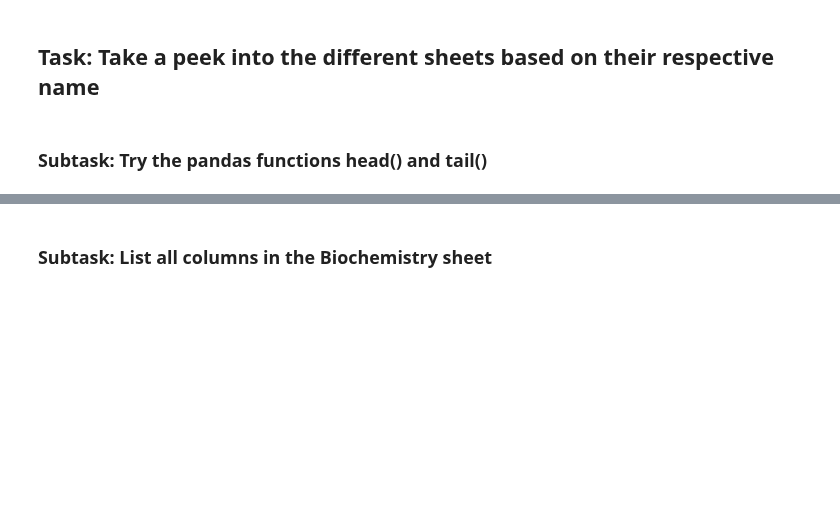
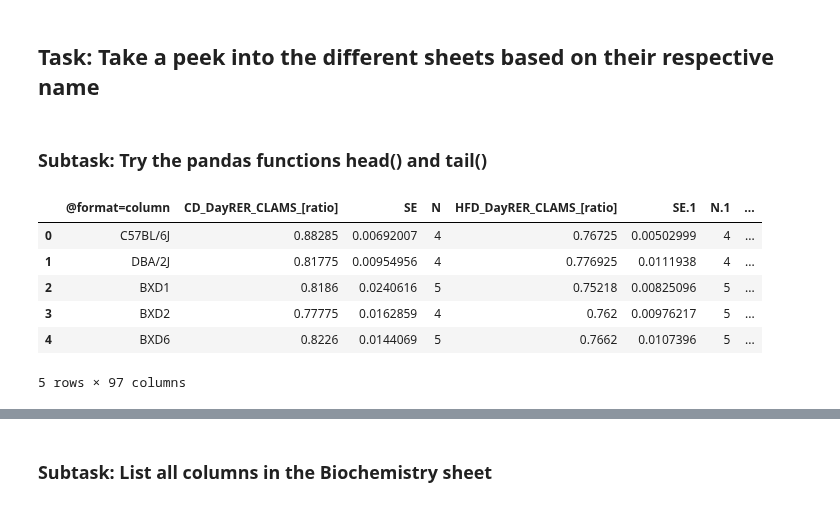
Before and after one commit to TrisKast/DataScience-Bioinformatics, a Jupyter notebook: notebooks/Day2_Exploratory_Analysis.ipynb, the cells around one changed output, grey strips where cells are left out. Drawn from its saved outputs; the diff is of its cells as text; code cells hidden in the pictures; blank space fills up the shorter version.

```diff
--- a/notebooks/Day2_Exploratory_Analysis.ipynb
+++ b/notebooks/Day2_Exploratory_Analysis.ipynb
@@ -169,3 +180,14 @@ excel_phenotype.sheet_names
 ## Task: Take a peek into the different sheets based on their respective name
 # %% [markdown]
 ### Subtask: Try the pandas functions head() and tail()
+# %%
+# print first 5 entries of second worksheet
+pandas.read_excel(phenotype, sheet_name=2).head()
+# %% [output]
+|  | @format=column | CD_DayRER_CLAMS_[ratio] | SE | N | HFD_DayRER_CLAMS_[ratio] | SE.1 | N.1 | ... |
+| 0 | C57BL/6J | 0.88285 | 0.00692007 | 4 | 0.76725 | 0.00502999 | 4 | ... |
+| 1 | DBA/2J | 0.81775 | 0.00954956 | 4 | 0.776925 | 0.0111938 | 4 | ... |
+| 2 | BXD1 | 0.8186 | 0.0240616 | 5 | 0.75218 | 0.00825096 | 5 | ... |
+| 3 | BXD2 | 0.77775 | 0.0162859 | 4 | 0.762 | 0.00976217 | 5 | ... |
+| 4 | BXD6 | 0.8226 | 0.0144069 | 5 | 0.7662 | 0.0107396 | 5 | ... |
+5 rows × 97 columns
```
Also changed, not shown: parts of 9 cells of this notebook.
